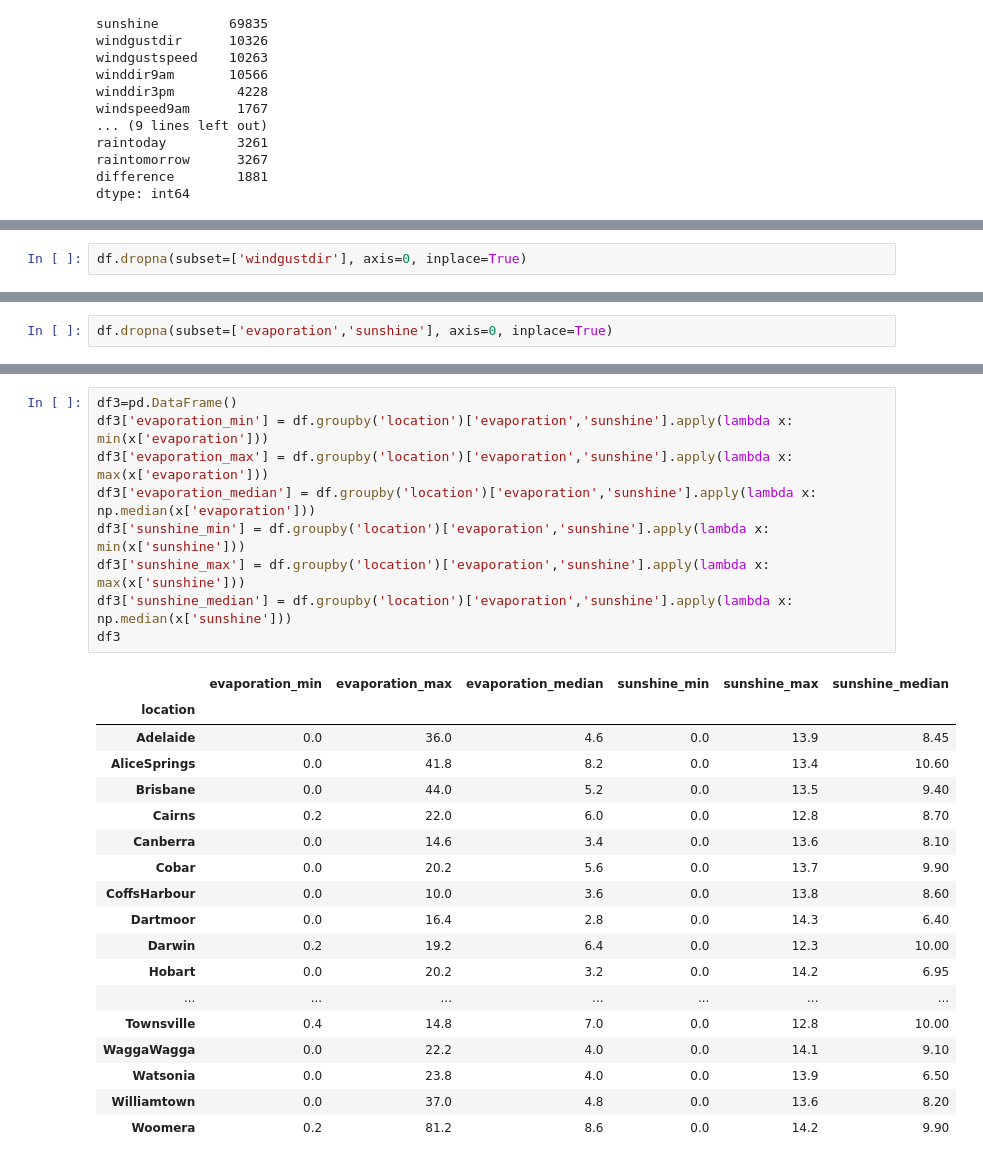
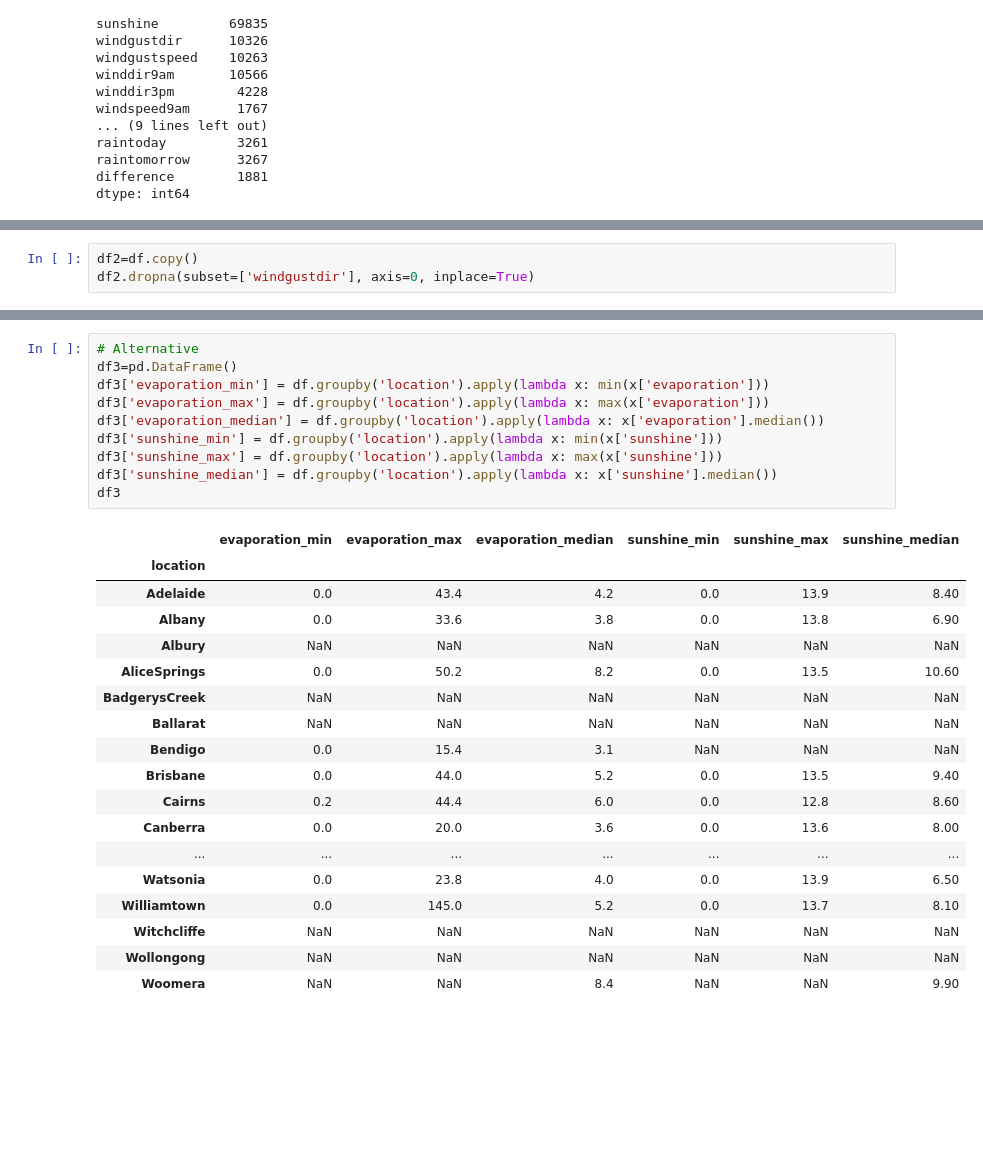
Before and after one commit to fidanfatih/PyCoders, a Jupyter notebook: Week-18/week_18.ipynb, the cells around one changed output, grey strips where cells are left out. Cells and saved outputs as stored; diff of their text form; blank space fills up the shorter version.

```diff
--- a/Week-18/week_18.ipynb
+++ b/Week-18/week_18.ipynb
@@ -272,3 +272,4 @@ dtype: int64
 # %%
-df.dropna(subset=['windgustdir'], axis=0, inplace=True)
+df2=df.copy()
+df2.dropna(subset=['windgustdir'], axis=0, inplace=True)
 # %% [markdown]
@@ -276,2 +276,0 @@ df.dropna(subset=['windgustdir'], axis=0, inplace=True)
-# %%
-df.dropna(subset=['evaporation','sunshine'], axis=0, inplace=True)
@@ -278,28 +328,29 @@ df.dropna(subset=['evaporation','sunshine'], axis=0, inplace=True)
 # %%
+# Alternative
 df3=pd.DataFrame()
-df3['evaporation_min'] = df.groupby('location')['evaporation','sunshine'].apply(lambda x: min(x['evaporation']))
-df3['evaporation_max'] = df.groupby('location')['evaporation','sunshine'].apply(lambda x: max(x['evaporation']))
-df3['evaporation_median'] = df.groupby('location')['evaporation','sunshine'].apply(lambda x: np.median(x['evaporation']))
-df3['sunshine_min'] = df.groupby('location')['evaporation','sunshine'].apply(lambda x: min(x['sunshine']))
-df3['sunshine_max'] = df.groupby('location')['evaporation','sunshine'].apply(lambda x: max(x['sunshine']))
-df3['sunshine_median'] = df.groupby('location')['evaporation','sunshine'].apply(lambda x: np.median(x['sunshine']))
+df3['evaporation_min'] = df.groupby('location').apply(lambda x: min(x['evaporation']))
+df3['evaporation_max'] = df.groupby('location').apply(lambda x: max(x['evaporation']))
+df3['evaporation_median'] = df.groupby('location').apply(lambda x: x['evaporation'].median())
+df3['sunshine_min'] = df.groupby('location').apply(lambda x: min(x['sunshine']))
+df3['sunshine_max'] = df.groupby('location').apply(lambda x: max(x['sunshine']))
+df3['sunshine_median'] = df.groupby('location').apply(lambda x: x['sunshine'].median())
 df3
 # %% [output]
 |  | evaporation_min | evaporation_max | evaporation_median | sunshine_min | sunshine_max | sunshine_median |
 | location |  |  |  |  |  |  |
-| Adelaide | 0.0 | 36.0 | 4.6 | 0.0 | 13.9 | 8.45 |
-| AliceSprings | 0.0 | 41.8 | 8.2 | 0.0 | 13.4 | 10.60 |
+| Adelaide | 0.0 | 43.4 | 4.2 | 0.0 | 13.9 | 8.40 |
+| Albany | 0.0 | 33.6 | 3.8 | 0.0 | 13.8 | 6.90 |
+| Albury | NaN | NaN | NaN | NaN | NaN | NaN |
+| AliceSprings | 0.0 | 50.2 | 8.2 | 0.0 | 13.5 | 10.60 |
+| BadgerysCreek | NaN | NaN | NaN | NaN | NaN | NaN |
+| Ballarat | NaN | NaN | NaN | NaN | NaN | NaN |
+| Bendigo | 0.0 | 15.4 | 3.1 | NaN | NaN | NaN |
 | Brisbane | 0.0 | 44.0 | 5.2 | 0.0 | 13.5 | 9.40 |
-| Cairns | 0.2 | 22.0 | 6.0 | 0.0 | 12.8 | 8.70 |
-| Canberra | 0.0 | 14.6 | 3.4 | 0.0 | 13.6 | 8.10 |
-| Cobar | 0.0 | 20.2 | 5.6 | 0.0 | 13.7 | 9.90 |
-| CoffsHarbour | 0.0 | 10.0 | 3.6 | 0.0 | 13.8 | 8.60 |
-| Dartmoor | 0.0 | 16.4 | 2.8 | 0.0 | 14.3 | 6.40 |
-| Darwin | 0.2 | 19.2 | 6.4 | 0.0 | 12.3 | 10.00 |
-| Hobart | 0.0 | 20.2 | 3.2 | 0.0 | 14.2 | 6.95 |
+| Cairns | 0.2 | 44.4 | 6.0 | 0.0 | 12.8 | 8.60 |
+| Canberra | 0.0 | 20.0 | 3.6 | 0.0 | 13.6 | 8.00 |
 | ... | ... | ... | ... | ... | ... | ... |
-| Townsville | 0.4 | 14.8 | 7.0 | 0.0 | 12.8 | 10.00 |
-| WaggaWagga | 0.0 | 22.2 | 4.0 | 0.0 | 14.1 | 9.10 |
 | Watsonia | 0.0 | 23.8 | 4.0 | 0.0 | 13.9 | 6.50 |
-| Williamtown | 0.0 | 37.0 | 4.8 | 0.0 | 13.6 | 8.20 |
-| Woomera | 0.2 | 81.2 | 8.6 | 0.0 | 14.2 | 9.90 |
+| Williamtown | 0.0 | 145.0 | 5.2 | 0.0 | 13.7 | 8.10 |
+| Witchcliffe | NaN | NaN | NaN | NaN | NaN | NaN |
+| Wollongong | NaN | NaN | NaN | NaN | NaN | NaN |
+| Woomera | NaN | NaN | 8.4 | NaN | NaN | 9.90 |
```
Also changed, not shown: parts of 29 cells of this notebook, 9 other files.
